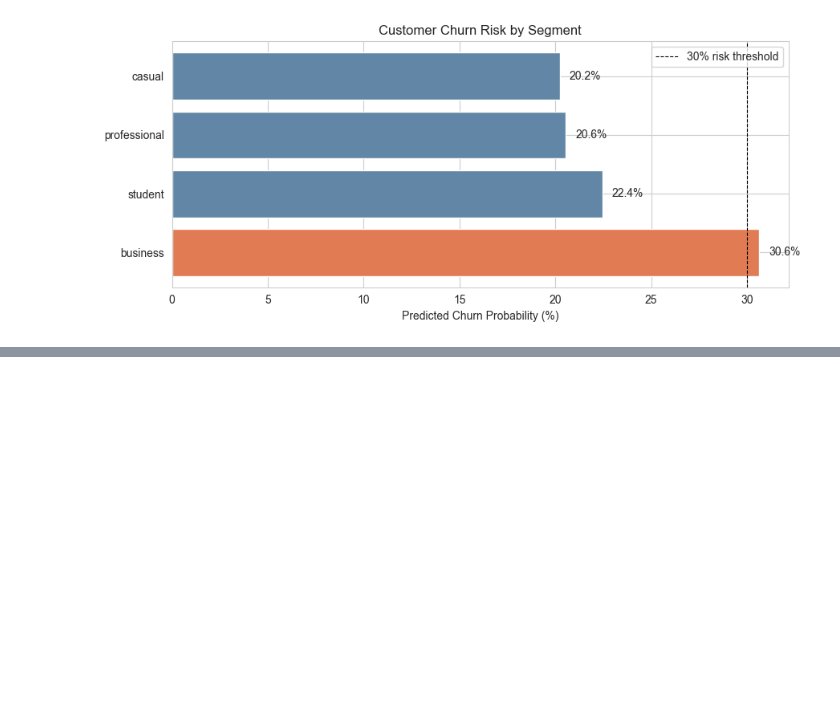
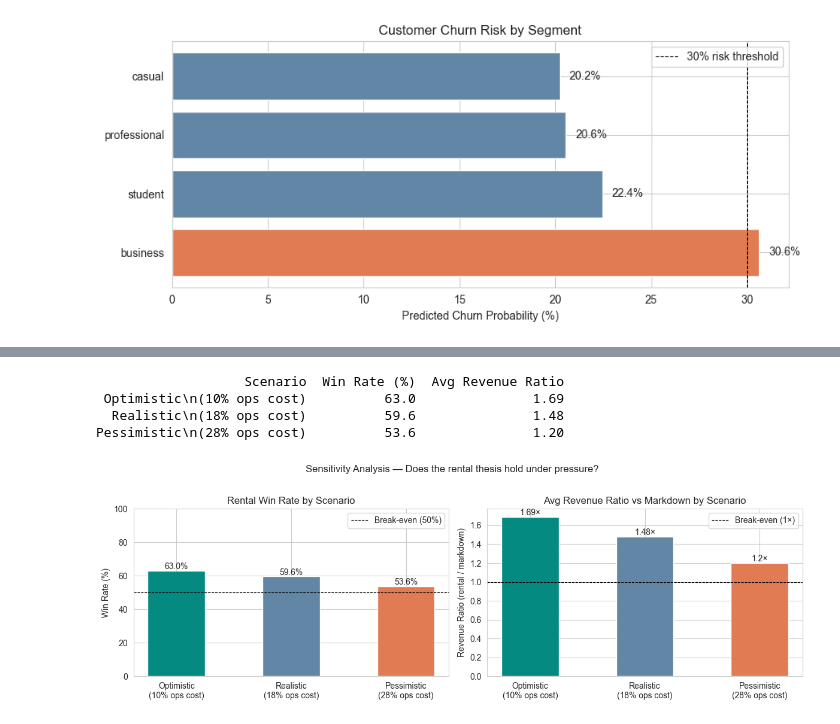
Before and after one commit to letter-b/finalproject, a Jupyter notebook: notebooks/04_machine_learning.ipynb, the cells around one changed output, grey strips where cells are left out. Saved outputs shown, nothing was run; the diff lists cells and outputs as text; code cells hidden in the pictures; blank space fills up the shorter version.

```diff
--- a/notebooks/04_machine_learning.ipynb
+++ b/notebooks/04_machine_learning.ipynb
@@ -276,0 +291,63 @@ ROC-AUC: 0.910
+# %%
+# =============================================================================
+# 4a · SENSITIVITY ANALYSIS — Three Scenarios
+# We re-calculate the rental win rate and revenue ratio under three cost assumptions.
+# This shows whether our thesis holds even if we're wrong about the inputs.
+# =============================================================================
+
+scenarios = {
+    "Optimistic\n(10% ops cost)": {"ops_cost": 0.10, "no_return": 0.04, "damage": 0.01},
+    "Realistic\n(18% ops cost)": {"ops_cost": 0.18, "no_return": 0.063, "damage": 0.025},
+    "Pessimistic\n(28% ops cost)": {"ops_cost": 0.28, "no_return": 0.08, "damage": 0.04},
+}
+
+results = []
+for label, params in scenarios.items():
+    # Apply operational cost reduction to rental revenue
+    adj_rental = comparison["total_gross_rental_revenue"] * (1 - params["ops_cost"])
+
+    # Apply no-return and damage penalties (those products earn nothing)
+    penalty_mask = np.random.rand(len(comparison)) < (params["no_return"] + params["damage"])
+    adj_rental[penalty_mask] = 0
+
+    win_rate = (adj_rental > comparison["hypothetical_discount_price"]).mean() * 100
+    ratio = (adj_rental / comparison["hypothetical_discount_price"].replace(0, np.nan)).median()
+
+    results.append({"Scenario": label, "Win Rate (%)": round(win_rate, 1), "Avg Revenue Ratio": round(ratio, 2)})
+
+results_df = pd.DataFrame(results)
+print(results_df.to_string(index=False))
+
+# Plot
+fig, axes = plt.subplots(1, 2, figsize=(12, 4))
+colors = ["#048A81", "#6287a6", "#E07B54"]
+
+# Win rate bar chart
+axes[0].bar(results_df["Scenario"], results_df["Win Rate (%)"], color=colors, edgecolor="white", width=0.5)
+axes[0].axhline(y=50, color="black", linewidth=0.8, linestyle="--", label="Break-even (50%)")
+axes[0].set_title("Rental Win Rate by Scenario")
+axes[0].set_ylabel("Win Rate (%)")
+axes[0].set_ylim(0, 100)
+axes[0].legend()
+for i, v in enumerate(results_df["Win Rate (%)"]):
+    axes[0].text(i, v + 1, f"{v}%", ha="center", fontsize=10)
+
+# Revenue ratio bar chart
+axes[1].bar(results_df["Scenario"], results_df["Avg Revenue Ratio"], color=colors, edgecolor="white", width=0.5)
+axes[1].axhline(y=1, color="black", linewidth=0.8, linestyle="--", label="Break-even (1×)")
+axes[1].set_title("Avg Revenue Ratio vs Markdown by Scenario")
+axes[1].set_ylabel("Revenue Ratio (rental / markdown)")
+axes[1].legend()
+for i, v in enumerate(results_df["Avg Revenue Ratio"]):
+    axes[1].text(i, v + 0.02, f"{v}×", ha="center", fontsize=10)
+
+plt.suptitle("Sensitivity Analysis — Does the rental thesis hold under pressure?", fontsize=12, y=1.02)
+plt.tight_layout()
+plt.savefig(f"{FIGURES_DIR}/sensitivity_analysis.png", dpi=150, bbox_inches="tight")
+plt.show()
+# %% [output]
+                   Scenario  Win Rate (%)  Avg Revenue Ratio
+ Optimistic\n(10% ops cost)          63.0               1.69
+  Realistic\n(18% ops cost)          59.6               1.48
+Pessimistic\n(28% ops cost)          53.6               1.20
+[figure, added]
```
Also changed, not shown: parts of 4 cells of this notebook, 46 other files.
